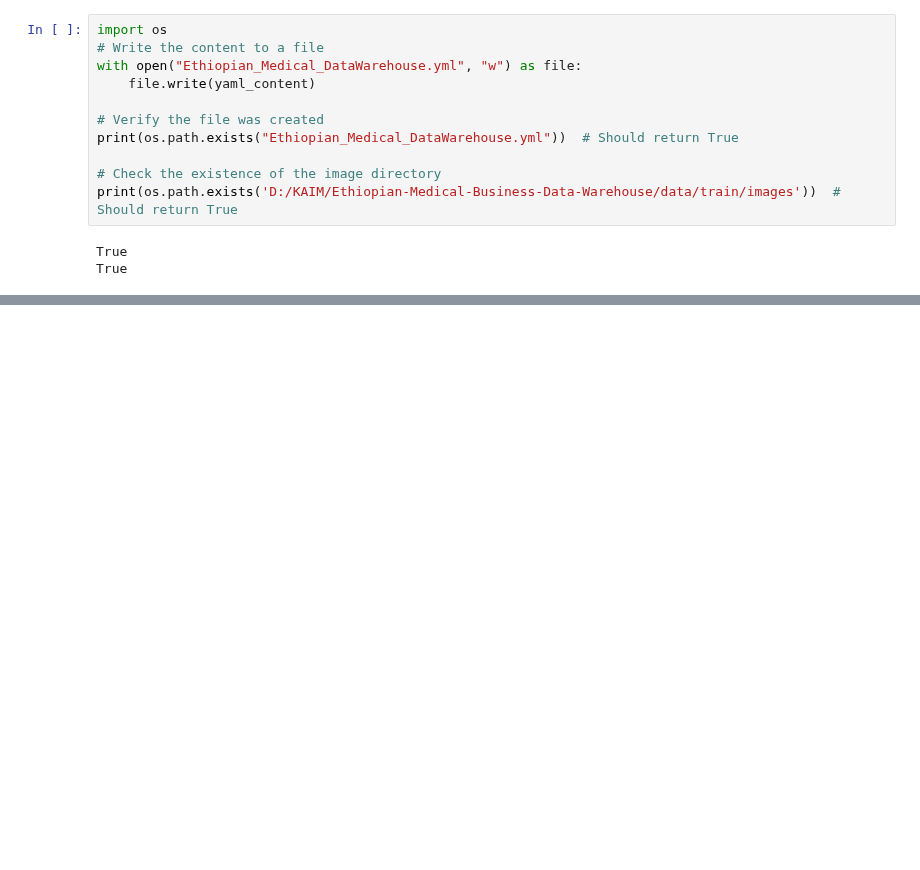
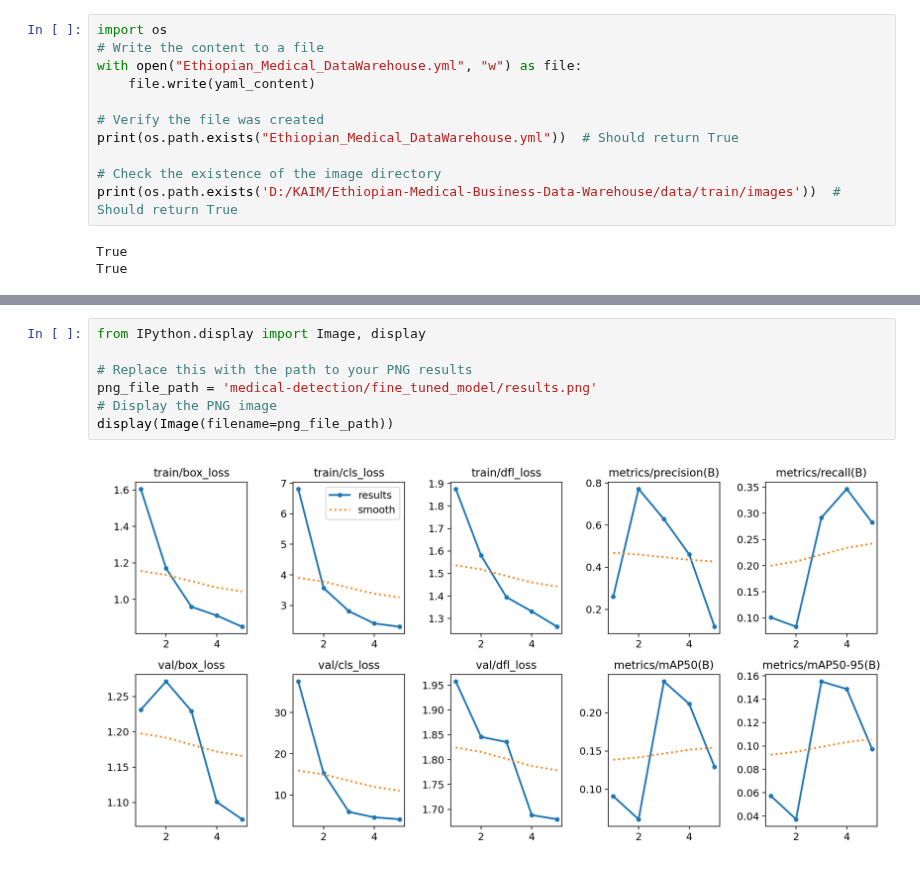
Before and after one commit to Amen-Zelealem/Ethiopian-Medical-Business-Data-Warehouse, a Jupyter notebook: notebooks/object_detection_using_YOLO.ipynb, the cells around one changed output, grey strips where cells are left out. Drawn from its saved outputs; the diff is of its cells as text; blank space fills up the shorter version.

Commit message:
Completed Object Detection Using Yolo

```diff
--- a/notebooks/object_detection_using_YOLO.ipynb
+++ b/notebooks/object_detection_using_YOLO.ipynb
@@ -229,0 +313,9 @@ WARNING  no labels found in detect set, can not compute metrics without labels
+# %%
+from IPython.display import Image, display
+
+# Replace this with the path to your PNG results
+png_file_path = 'medical-detection/fine_tuned_model/results.png'
+# Display the PNG image
+display(Image(filename=png_file_path))
+# %% [output]
+[figure, added]
```
Also changed, not shown: parts of 20 cells of this notebook.
